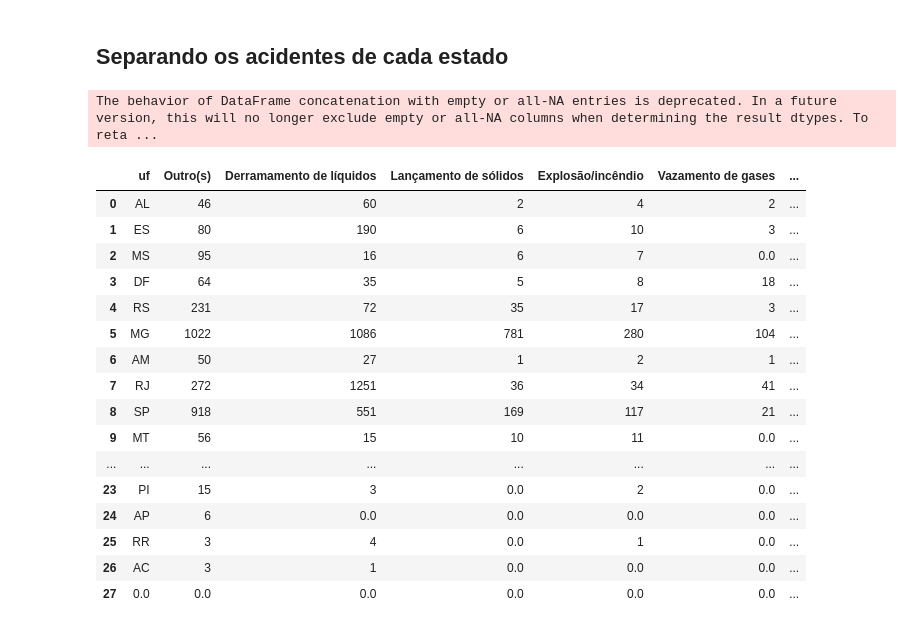
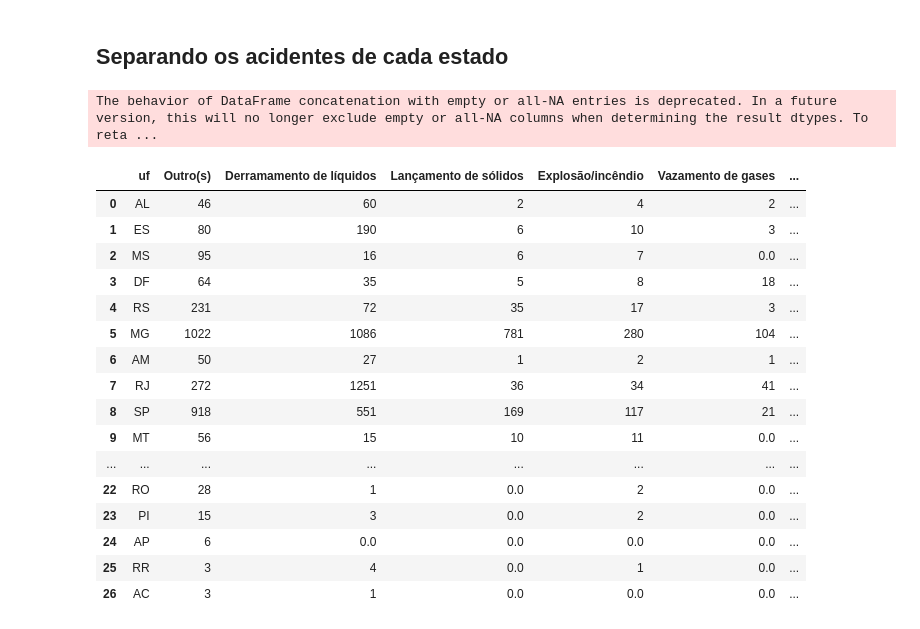
Before and after one commit to mariabrandaob/PCD-2-IBAMA, a Jupyter notebook: PCD_2_IBAMA.ipynb, the cells around one changed output. Drawn from its saved outputs; the diff is of its cells as text; code cells hidden in the pictures.

```diff
--- a/PCD_2_IBAMA.ipynb
+++ b/PCD_2_IBAMA.ipynb
@@ -1406,35 +1402,38 @@ tipos_instituicoes = list(conta_valores_distintos_coluna_multivalorada(df_aciden
 lista_de_colunas = ['uf'] + tipos_eventos + tipos_danos + tipos_instituicoes
 
 df_estados = pd.DataFrame(columns=lista_de_colunas)
 
 for estado in df_acidentes['uf'].unique():
 
+  if type(estado) != str:
+    continue
+
   acidentes_estado = df_acidentes.loc[df_acidentes['uf']==estado]
   eventos = conta_valores_distintos_coluna_multivalorada(acidentes_estado, 'tipo_evento', exibe=False, retorna_contagens=True)
   danos = conta_valores_distintos_coluna_multivalorada(acidentes_estado, 'tipos_danos_identificados', exibe=False, retorna_contagens=True)
   instituicoes = conta_valores_distintos_coluna_multivalorada(acidentes_estado, 'institiuicoes_atuando_local', exibe=False, retorna_contagens=True)
 
   linha_estado = {'uf' : estado} | eventos | danos | instituicoes
 
   df_estados = pd.concat([df_estados, pd.DataFrame([linha_estado], columns=df_estados.columns).fillna(0)], ignore_index=True)
 
 df_estados
 # %% [output]
 The behavior of DataFrame concatenation with empty or all-NA entries is deprecated. In a future version, this will no longer exclude empty or all-NA columns when determining the result dtypes. To reta ...
 |  | uf | Outro(s) | Derramamento de líquidos | Lançamento de sólidos | Explosão/incêndio | Vazamento de gases | ... |
 | 0 | AL | 46 | 60 | 2 | 4 | 2 | ... |
 | 1 | ES | 80 | 190 | 6 | 10 | 3 | ... |
 | 2 | MS | 95 | 16 | 6 | 7 | 0.0 | ... |
 | 3 | DF | 64 | 35 | 5 | 8 | 18 | ... |
 | 4 | RS | 231 | 72 | 35 | 17 | 3 | ... |
 | 5 | MG | 1022 | 1086 | 781 | 280 | 104 | ... |
 | 6 | AM | 50 | 27 | 1 | 2 | 1 | ... |
 | 7 | RJ | 272 | 1251 | 36 | 34 | 41 | ... |
 | 8 | SP | 918 | 551 | 169 | 117 | 21 | ... |
 | 9 | MT | 56 | 15 | 10 | 11 | 0.0 | ... |
 | ... | ... | ... | ... | ... | ... | ... | ... |
+| 22 | RO | 28 | 1 | 0.0 | 2 | 0.0 | ... |
 | 23 | PI | 15 | 3 | 0.0 | 2 | 0.0 | ... |
 | 24 | AP | 6 | 0.0 | 0.0 | 0.0 | 0.0 | ... |
 | 25 | RR | 3 | 4 | 0.0 | 1 | 0.0 | ... |
 | 26 | AC | 3 | 1 | 0.0 | 0.0 | 0.0 | ... |
-| 27 | 0.0 | 0.0 | 0.0 | 0.0 | 0.0 | 0.0 | ... |
```
Also changed, not shown: parts of 10 cells of this notebook.
